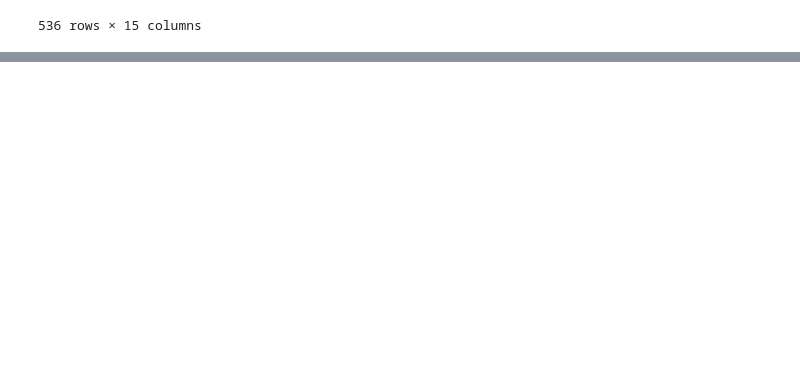
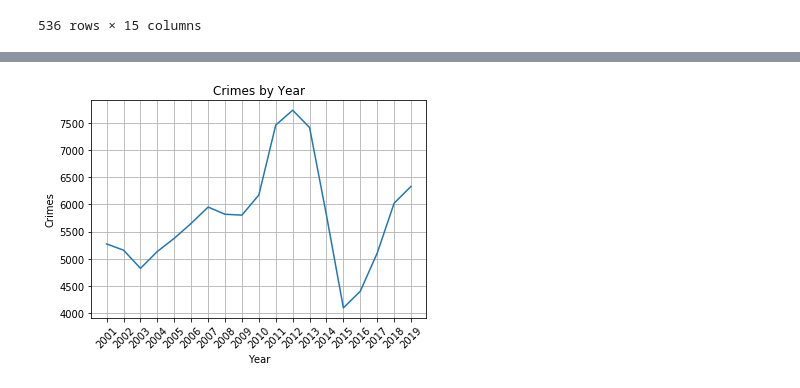
Before and after one commit to o0oo000o0o0o/Project-1, a Jupyter notebook: project.ipynb, the cells around one changed output, grey strips where cells are left out. Saved outputs shown, nothing was run; the diff lists cells and outputs as text; code cells hidden in the pictures; blank space fills up the shorter version.

Commit message:
Add Graphs

```diff
--- a/project.ipynb
+++ b/project.ipynb
@@ -463,0 +480,24 @@ homicide
+# %%
+# Created list of project data by year
+plot_year = [year_2001, year_2002, year_2003, year_2004, year_2005, year_2006, year_2007, year_2008, year_2009, year_2010, year_2011, year_2012, year_2013, year_2014, year_2015, year_2016, year_2017, year_2018, year_2019]
+
+# Created empty list to append total crime count for that year
+total_crime_year = []
+
+# Created year list to plot
+year = [2001, 2002, 2003, 2004, 2005, 2006, 2007, 2008, 2009, 2010, 2011, 2012, 2013, 2014, 2015, 2016, 2017, 2018, 2019]
+
+# For loop to add total crime count to list above
+for x in range(19):
+    total_crime_year.append(plot_year[x]["Primary Type"].count())
+
+# Plotted year vs crime count
+plt.plot(year, total_crime_year)
+plt.xticks(ticks = year, rotation = 45)
+plt.ylabel("Crimes")
+plt.xlabel("Year")
+plt.title("Crimes by Year")
+plt.grid()
+plt.show()
+# %% [output]
+[figure, added]
```
Also changed, not shown: parts of 13 cells of this notebook.
